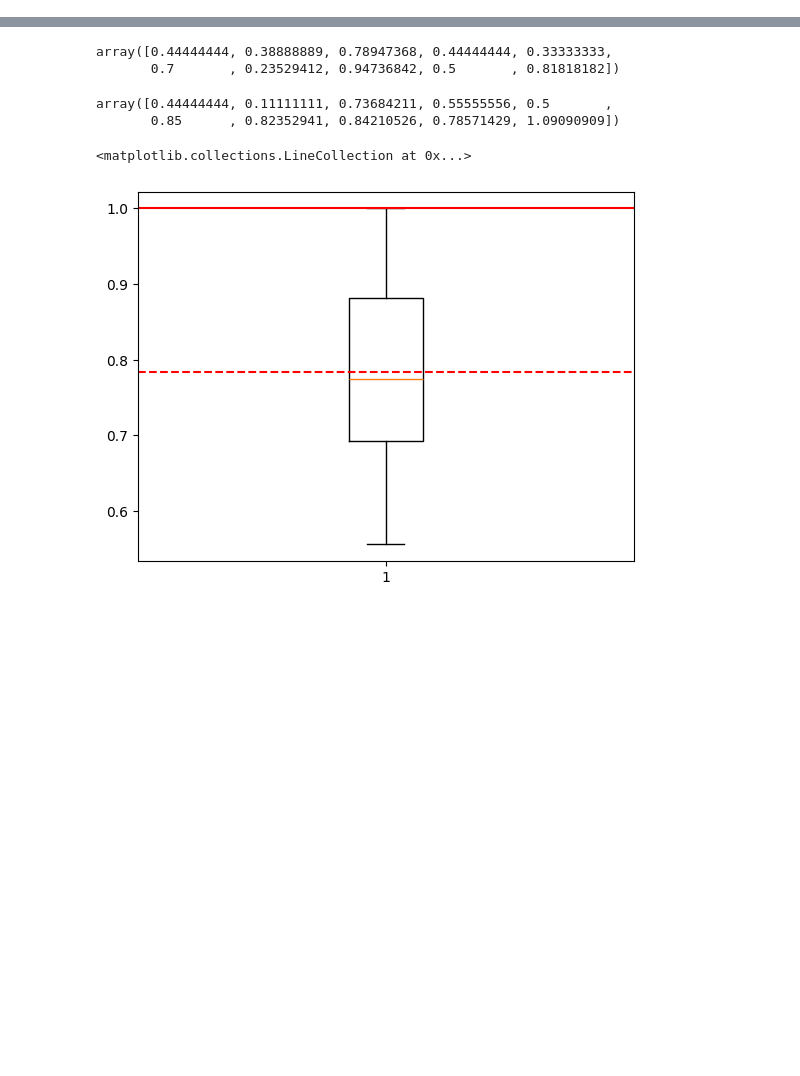
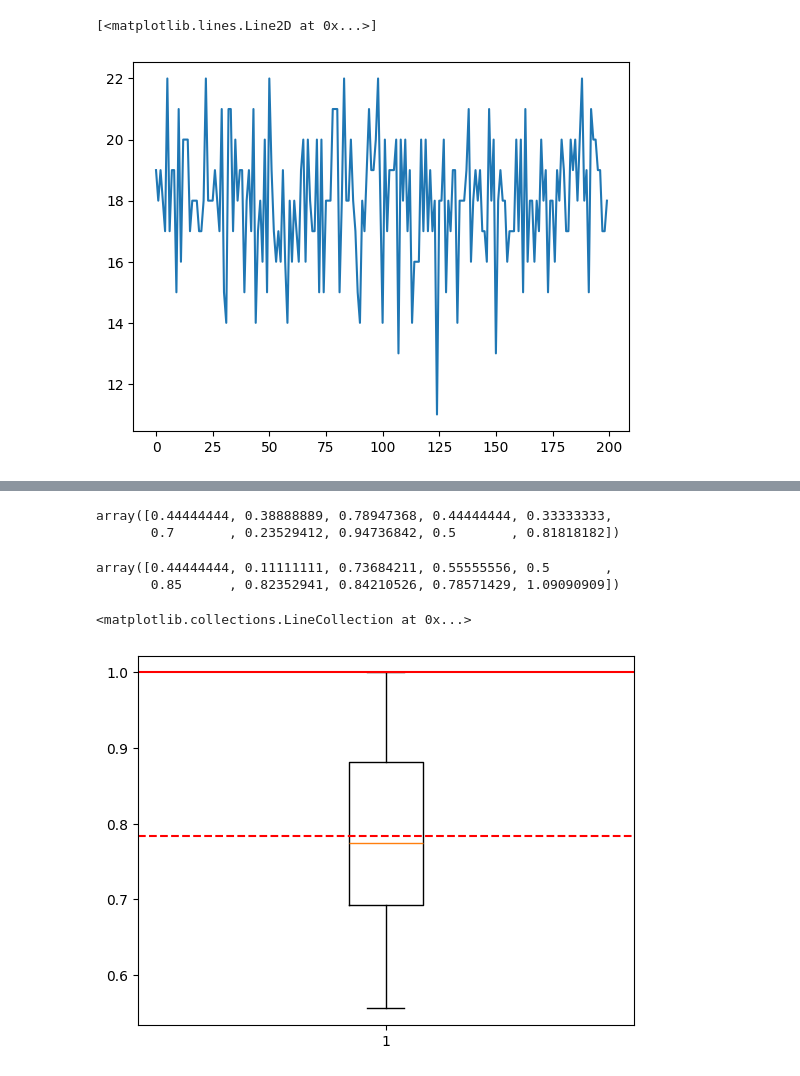
Before and after one commit to Farid-Najar/DynamicQVRP, a Jupyter notebook: results.ipynb, the cells around one changed output, grey strips where cells are left out. Drawn from its saved outputs; the diff is of its cells as text; code cells hidden in the pictures; blank space fills up the shorter version.

```diff
--- a/results.ipynb
+++ b/results.ipynb
@@ -23,3 +65,8 @@ r_offline, *_ = run_agent(
+# %%
+plt.plot(r_offline)
+# %% [output]
+[<matplotlib.lines.Line2D at 0x...>]
+[figure, added]
 # %%
 r_greedy_woRO, *_ = run_agent(
     GreedyAgent,
```
Also changed, not shown: parts of 11 cells of this notebook, 9 other files.
